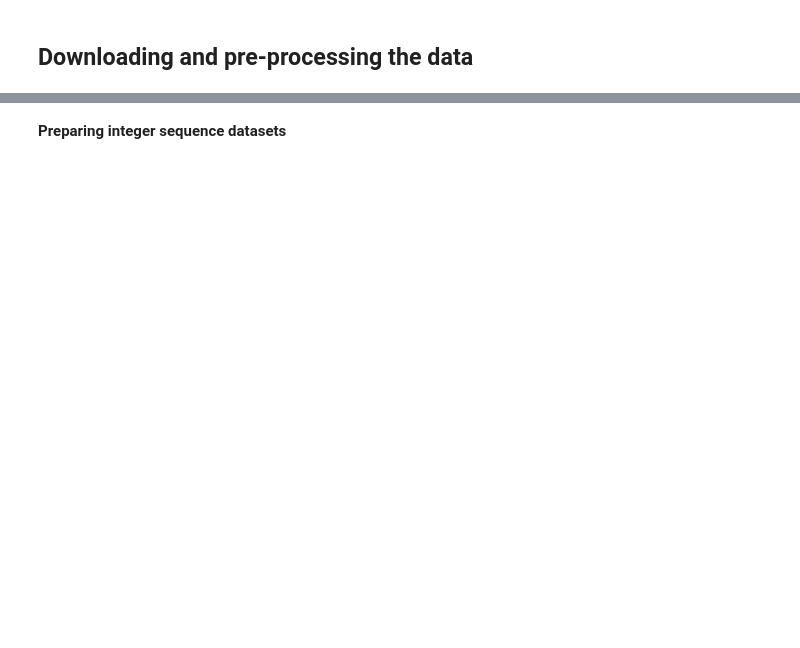
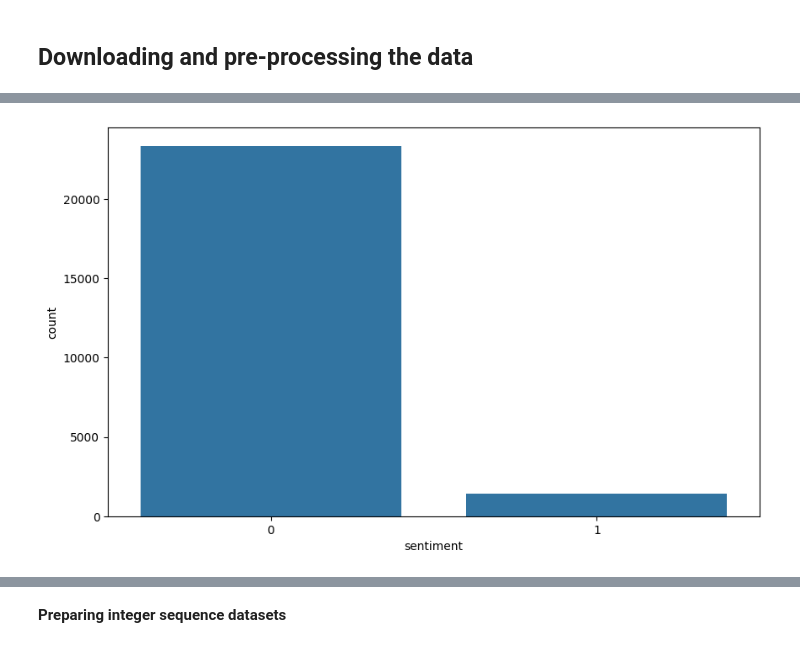
Before and after one commit to pedroconcejero/deep_learning_2024, a Jupyter notebook: 699_sequence_models_embeddings_bullying_2024.ipynb, the cells around one changed output, grey strips where cells are left out. Saved outputs shown, nothing was run; the diff lists cells and outputs as text; code cells hidden in the pictures; blank space fills up the shorter version.

```diff
--- a/699_sequence_models_embeddings_bullying_2024.ipynb
+++ b/699_sequence_models_embeddings_bullying_2024.ipynb
@@ -61,0 +139,7 @@ for category in ("neg", "pos"):
+# %%
+plt.figure(figsize=(10,6))
+sns.countplot(x=Hate_tweet)
+plt.xticks()
+plt.show()
+# %% [output]
+[figure, added]
```
Also changed, not shown: parts of 32 cells of this notebook.
